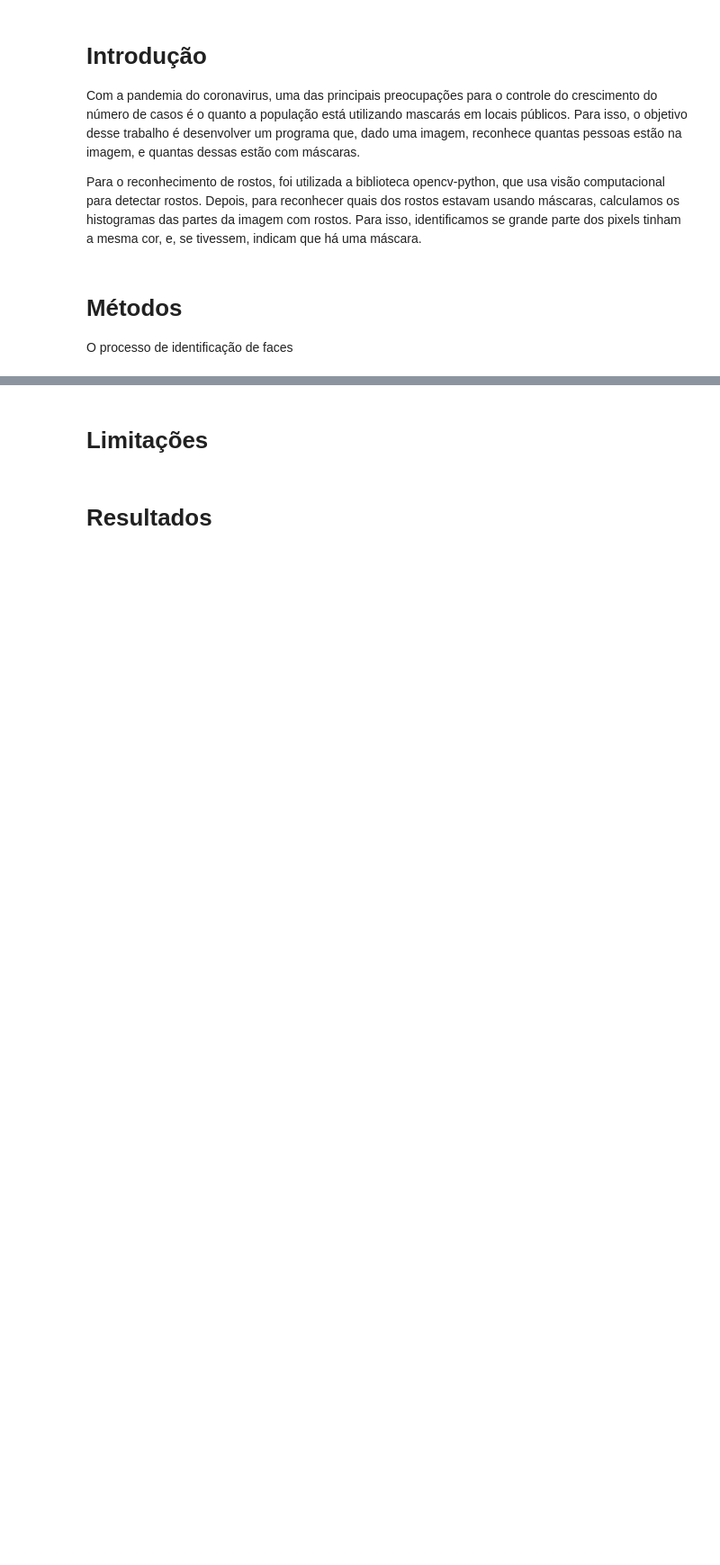
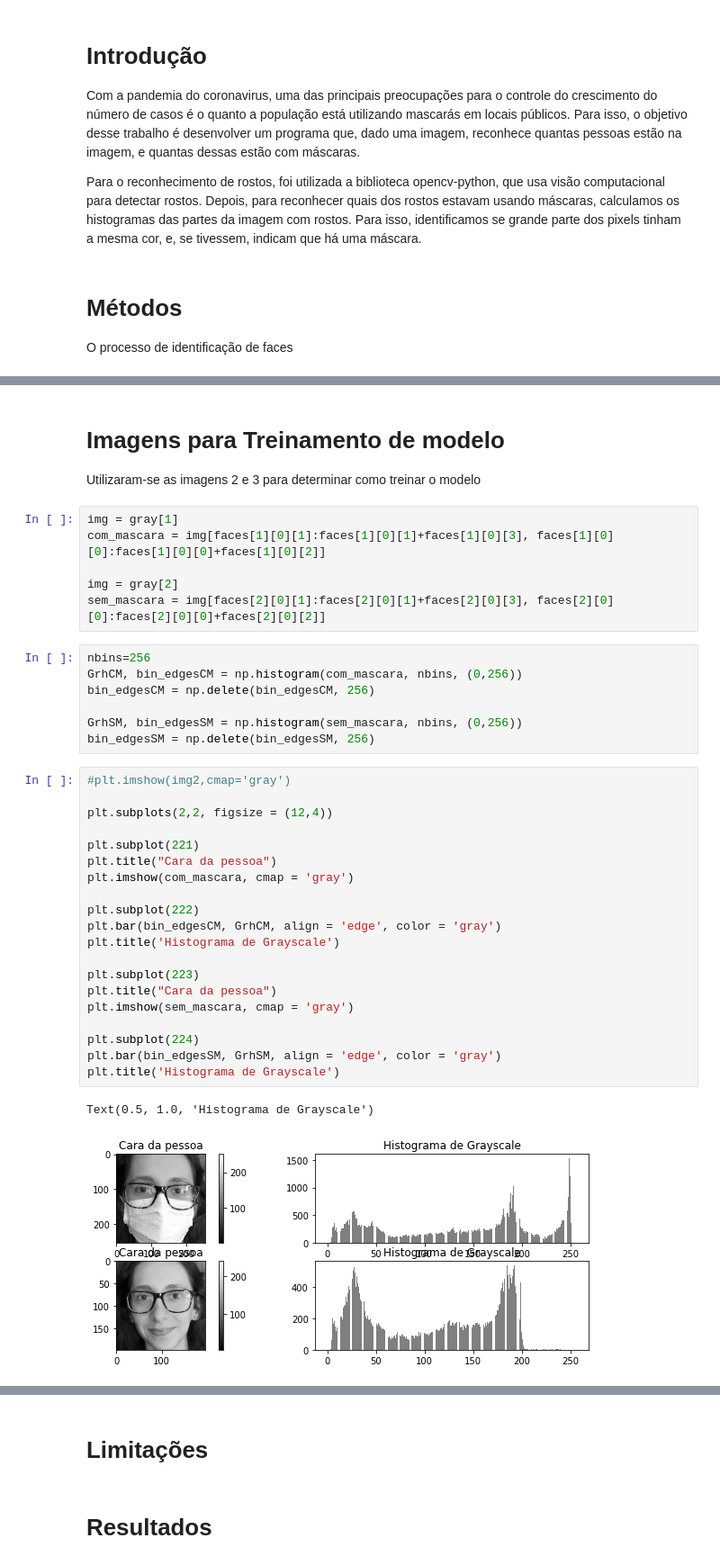
Before and after one commit to lubp1/mask_identifier, a Jupyter notebook: relatorio/main.ipynb, the cells around one changed output, grey strips where cells are left out. Shown at 90% size. Saved outputs shown, nothing was run; the diff lists cells and outputs as text; blank space fills up the shorter version.

Commit message:
faltam imagens

```diff
--- a/relatorio/main.ipynb
+++ b/relatorio/main.ipynb
@@ -48,0 +98,39 @@ cv2.waitKey(0)
+# %% [markdown]
+# Imagens para Treinamento de modelo
+Utilizaram-se as imagens 2 e 3 para determinar como treinar o modelo
+# %%
+img = gray[1]
+com_mascara = img[faces[1][0][1]:faces[1][0][1]+faces[1][0][3], faces[1][0][0]:faces[1][0][0]+faces[1][0][2]]
+
+img = gray[2]
+sem_mascara = img[faces[2][0][1]:faces[2][0][1]+faces[2][0][3], faces[2][0][0]:faces[2][0][0]+faces[2][0][2]]
+# %%
+nbins=256
+GrhCM, bin_edgesCM = np.histogram(com_mascara, nbins, (0,256))
+bin_edgesCM = np.delete(bin_edgesCM, 256)
+
+GrhSM, bin_edgesSM = np.histogram(sem_mascara, nbins, (0,256))
+bin_edgesSM = np.delete(bin_edgesSM, 256)
+# %%
+#plt.imshow(img2,cmap='gray')
+
+plt.subplots(2,2, figsize = (12,4))
+
+plt.subplot(221)
+plt.title("Cara da pessoa")
+plt.imshow(com_mascara, cmap = 'gray')
+
+plt.subplot(222)
+plt.bar(bin_edgesCM, GrhCM, align = 'edge', color = 'gray')
+plt.title('Histograma de Grayscale')
+
+plt.subplot(223)
+plt.title("Cara da pessoa")
+plt.imshow(sem_mascara, cmap = 'gray')
+
+plt.subplot(224)
+plt.bar(bin_edgesSM, GrhSM, align = 'edge', color = 'gray')
+plt.title('Histograma de Grayscale')
+# %% [output]
+Text(0.5, 1.0, 'Histograma de Grayscale')
+[figure, added]
```
Also changed, not shown: parts of 13 cells of this notebook, 1 other file.
